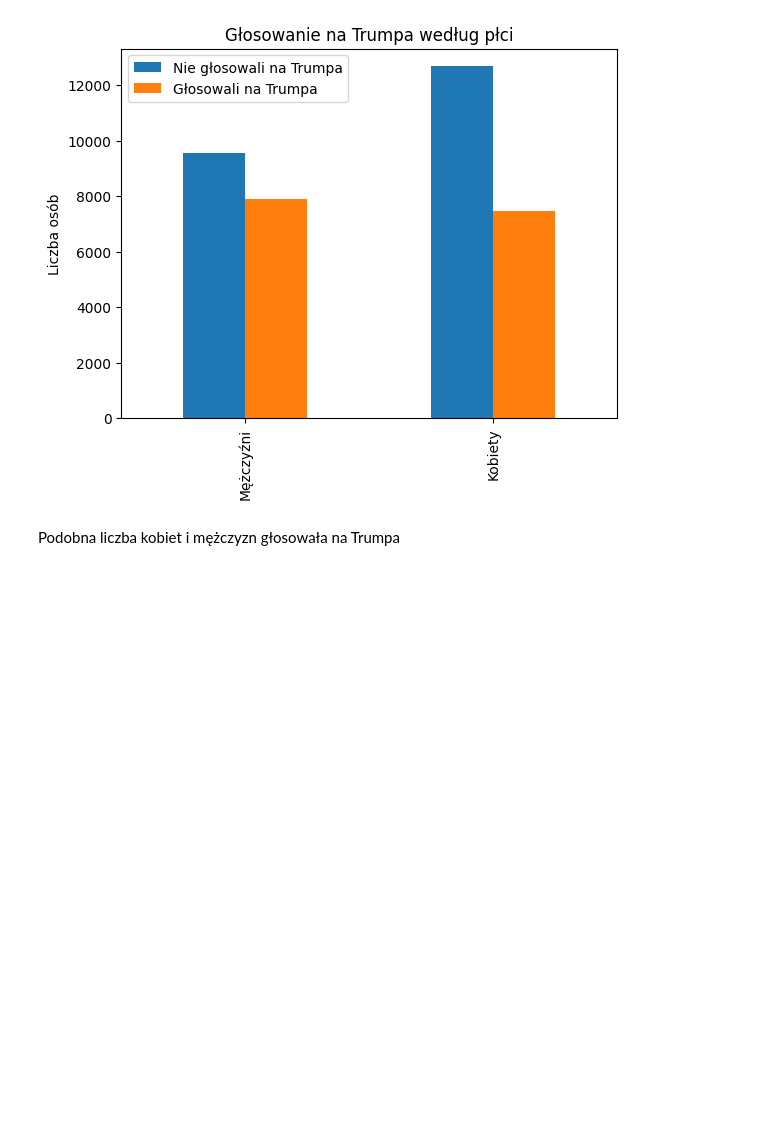
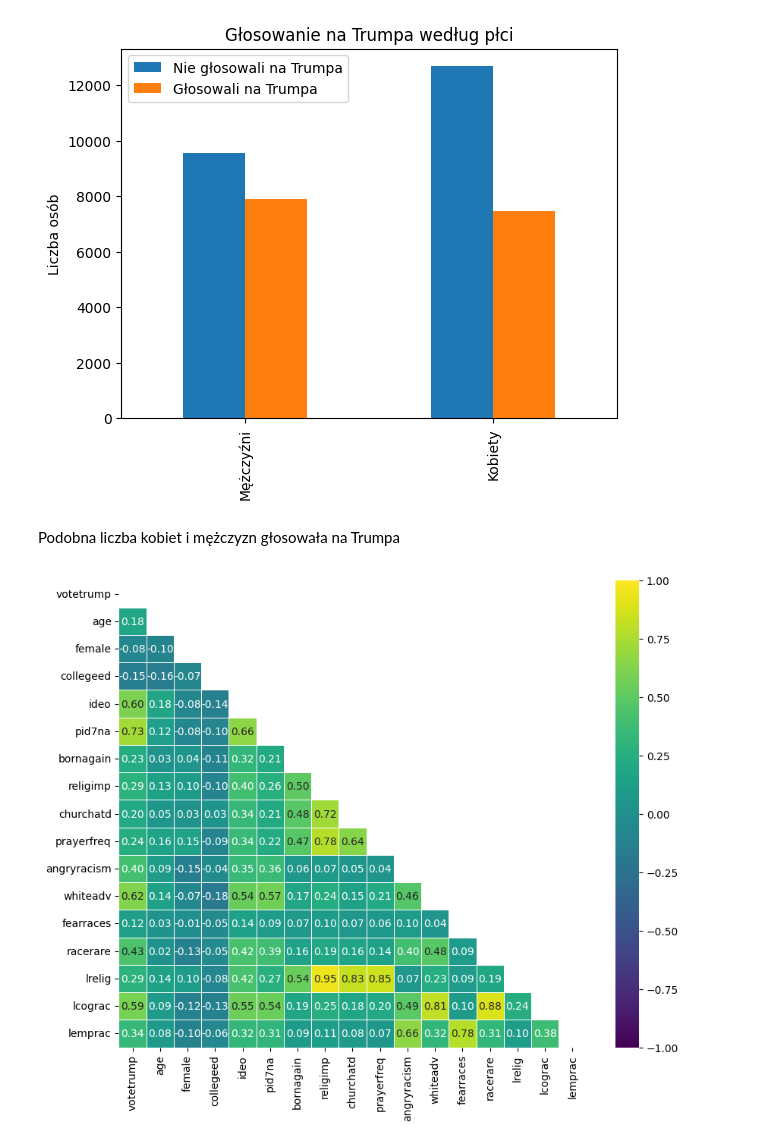
Before and after one commit to pkrzysiekk/trump-voters-data-science, a Jupyter notebook: nod.ipynb, the cells around one changed output. Saved outputs shown, nothing was run; the diff lists cells and outputs as text; code cells hidden in the pictures; blank space fills up the shorter version.

Commit message:
Add corr analysis

```diff
--- a/nod.ipynb
+++ b/nod.ipynb
@@ -111,11 +113,6 @@ hillary_voter_mean_age_by_state = df[df["votetrump"] == 0].groupby("state")["age
 trump_voter_age_gap= trump_voter_mean_age_by_state - hillary_voter_mean_age_by_state
 df["trump_voter_age_gap_by_state"] = df["state"].map(
     trump_voter_age_gap)
-voter_mean_age_by_state = df[df["votetrump"] or df["votetrump"] == 0].groupby
-("state")["age"].mean()
-df["mean_voter_age_by_state"]=df["state"].map(
-    voter_mean_age_by_state
-)
 df.head()
 # %% [output]
 |  | rownames | uid | state | votetrump | age | female | collegeed | racef | famincr | ideo | ... |
@@ -140,3 +137,13 @@ plt.show()
 [figure]
 # %% [markdown]
 Podobna liczba kobiet i mężczyzn głosowała na Trumpa
+# %%
+dtypes=df.select_dtypes(include=["number","bool"])
+corr = dtypes.drop(columns=["uid","rownames"]).corr()
+mask=np.triu(np.ones_like(corr,dtype=bool))
+plt.figure(figsize=(10,8))
+sns.heatmap(corr, cmap='viridis', vmin=-1, vmax=1, center=0,
+            annot=True, fmt=".2f", square=True, linewidths=.5, mask=mask)
+plt.show()
+# %% [output]
+[figure, added]
```
Also changed, not shown: parts of 4 cells of this notebook.
